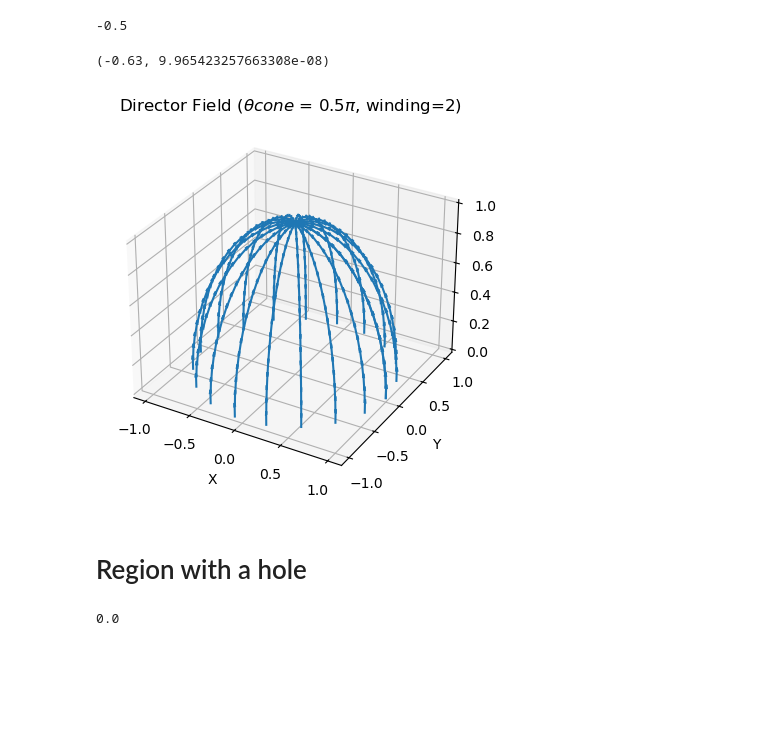
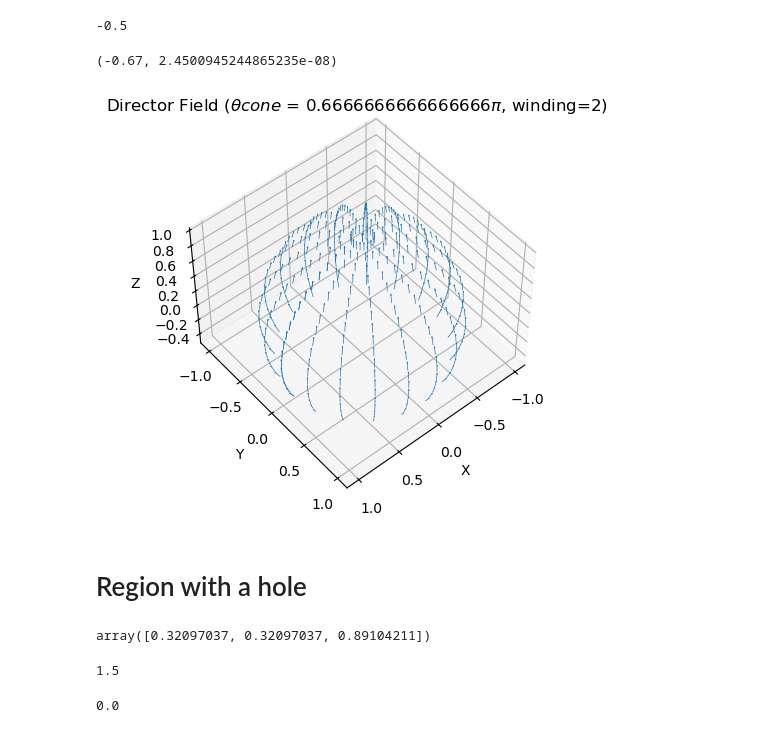
Before and after one commit to Chayush123/MasterThesis, a Jupyter notebook: 3d charge calculation.ipynb, the cells around one changed output. Drawn from its saved outputs; the diff is of its cells as text; code cells hidden in the pictures; blank space fills up the shorter version.

```diff
--- a/3d charge calculation.ipynb
+++ b/3d charge calculation.ipynb
@@ -218,21 +217,21 @@ analytic_result
 # %% [output]
 -0.5
 # %%
-qup = charge(angle=np.pi/3,winding=3)
+qup = charge(thetacone=np.pi/3,winding=3)
 qup
 # %% [output]
-(-0.63, 9.965423257663308e-08)
+(-0.67, 2.4500945244865235e-08)
 # %%
 qdown = charge()
 # %%
 #visualization of the director field on the sphere
-def plot_vector_field(angle=np.pi/4, winding=1, num_points=20):
+def plot_vector_field(thetacone=np.pi/4, winding=1, num_points=20, smectic_case=False):
     """Plot the director field on a cap of the sphere."""
     fig = plt.figure()
     ax = fig.add_subplot(111, projection='3d')
 
     # Create a grid of points on the sphere
-    theta = np.linspace(0, angle, num_points)
+    theta = np.linspace(0, thetacone, num_points)
     phi = np.linspace(0, 2 * np.pi, num_points)
     theta, phi = np.meshgrid(theta, phi)
 
@@ -249,25 +248,39 @@ def plot_vector_field(angle=np.pi/4, winding=1, num_points=20):
     for i in range(num_points):
         for j in range(num_points):
             point = np.array([x[i,j], y[i,j], z[i,j]])
-            n = nhat(point, angle, winding)
+            n = nhat(point, thetacone, winding, smectic_case)
 
             u[i,j], v[i,j], w[i,j] = n
 
     # Plot the sphere surface
     # ax.plot_surface(x, y, z, color='c', alpha=0.3, rstride=1, cstride=1)
 
-    # Plot the vector field
-    ax.quiver(x, y, z, u, v, w, length=0.1, normalize=True)
-
+    # # Plot the vector field
+    # ax.quiver(x, y, z, u, v, w, length=0.1, normalize=True)
+    # set color and transperency of the arrows
+    ax.set_alpha(1)
+    ax.set_facecolor('none')
+    #add diferent view angles
+    ax.view_init(elev=50, azim=50)
+    # show less arrows for clarity
+    # ax.quiver(x, y, z, u, v, w, length=0.1, normalize=True, arrow_length_ratio=0.1)
+    #even less arrows
+    # ax.quiver(x, y, z, u, v, w, length=0.1, normalize=True, arrow_length_ratio=0.2)
+    #make the arrows thinner and change color
+    ax.quiver(x, y, z, u, v, w, length=0.1, normalize=True, arrow_length_ratio=0.2, linewidth=0.5)
+    #zoom in
+    # ax.set_xlim([-1, 1])
+    # ax.set_ylim([-1, 1])
+    # ax.set_zlim([-1, 1])
     ax.set_xlabel('X')
     ax.set_ylabel('Y')
     ax.set_zlabel('Z')
-    ax.set_title(rf'Director Field ($\theta cone$ = {angle/np.pi}$\pi$, winding={winding})')
+    ax.set_title(rf'Director Field ($\theta cone$ = {thetacone/np.pi}$\pi$, winding={winding})')
     plt.show()
 # %%
-plot_vector_field(angle=np.pi/2, winding=2)
+plot_vector_field(thetacone=2*np.pi/3, winding=2, smectic_case=True)
 # %% [output]
-[figure, old version]
+[figure, new version]
 # %% [markdown]
 # Region with a hole
 # %%
@@ -287,3 +302,11 @@ def nhat_for_hole(X, thetaup, thetadown, wup, wdown) -> np.ndarray:
     return n / np.linalg.norm(n)
+# %%
+nhat_for_hole(spherical_to_cartesian(np.pi/3, np.pi/4), np.pi/4, np.pi/2, 1, 3, smectic_case=True)
+# %% [output]
+array([0.32097037, 0.32097037, 0.89104211])
+# %%
+np.mean([1,2])
+# %% [output]
+1.5
 # %%
 # RESTORED: Integrand function for hole configuration - PROBLEM WITH THE GRADIENTS???? HAS A NON ZERO ONLY IN Y DIRECTION
```
Also changed, not shown: parts of 19 cells of this notebook.
